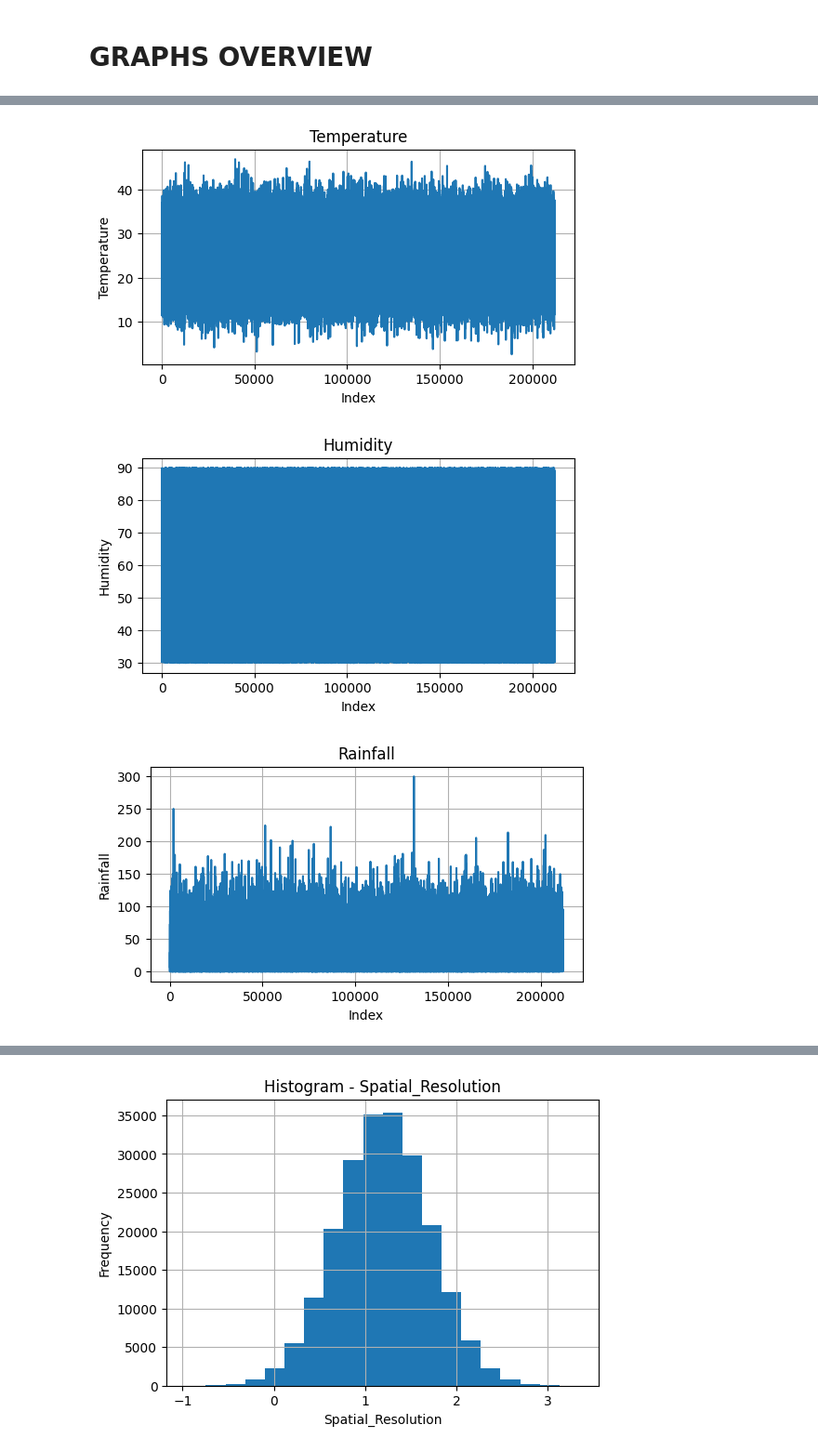
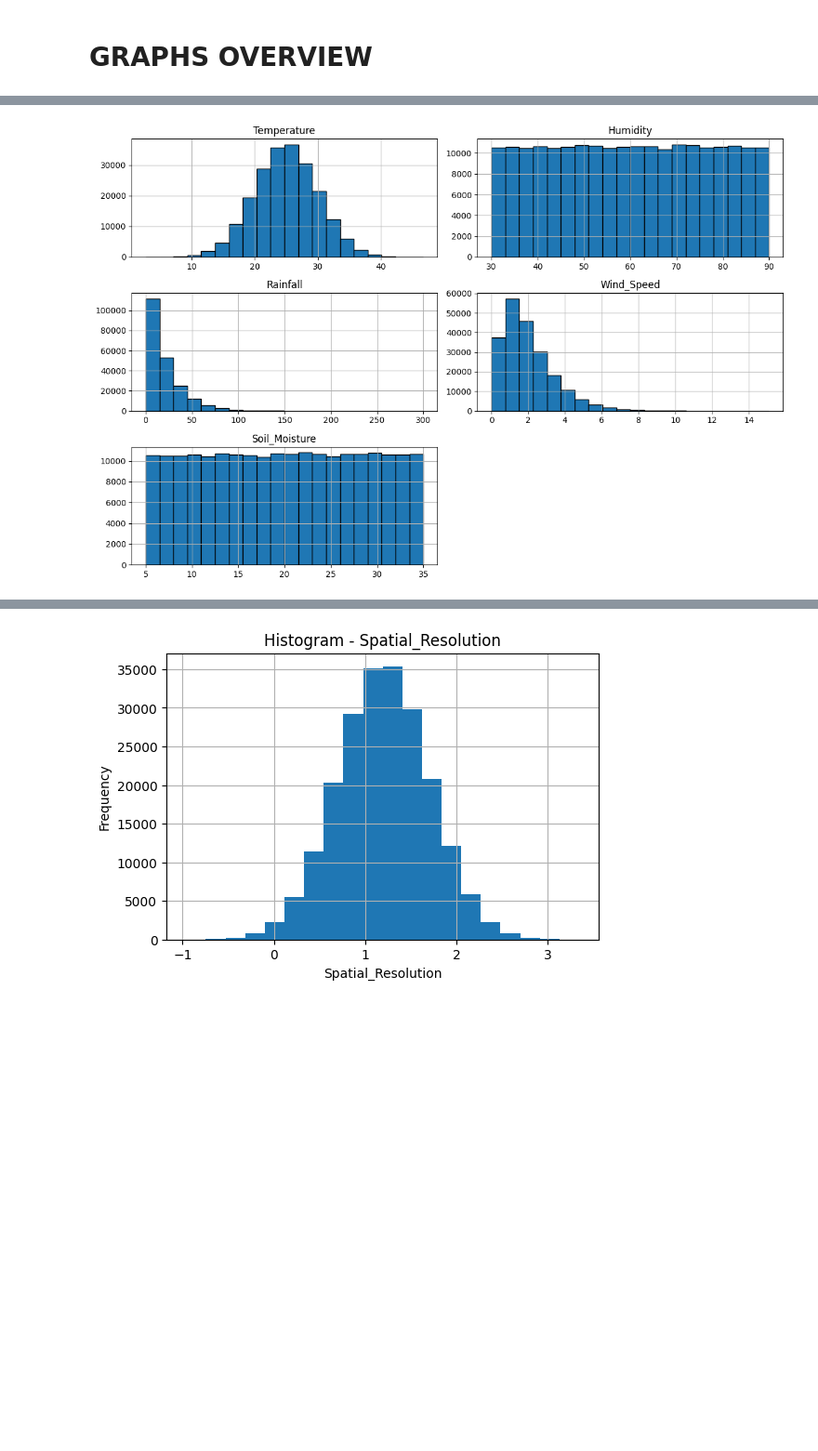
Before and after one commit to Mohit260805/Crop-Health-Prediction, a Jupyter notebook: agriculture.ipynb, the cells around one changed output, grey strips where cells are left out. Shown at 93% size. Saved outputs shown, nothing was run; the diff lists cells and outputs as text; code cells hidden in the pictures; blank space fills up the shorter version.

```diff
--- a/agriculture.ipynb
+++ b/agriculture.ipynb
@@ -191,15 +201,13 @@ for col in column:
 # %%
 numeric_cols = data.select_dtypes(include = ['int64', 'float64']).columns
 column = ['Temperature','Humidity', 'Rainfall', 'Wind_Speed', 'Soil_Moisture']
-for col in column:
-    plt.figure(figsize = (6,3))
-    plt.plot(data[col])
-    plt.title(col)
-    plt.xlabel('Index')
-    plt.ylabel(col)
-    plt.grid(True)
-    plt.show()
+
+data[column].hist(
+    figsize=(12, 8),
+    bins=20,
+    edgecolor='black'
+)
+plt.tight_layout()
+plt.show()
 # %% [output]
-[figure, old version]
+[figure, new version]
-[figure, removed]
-[figure, removed]
```
Also changed, not shown: parts of 2 cells of this notebook.
